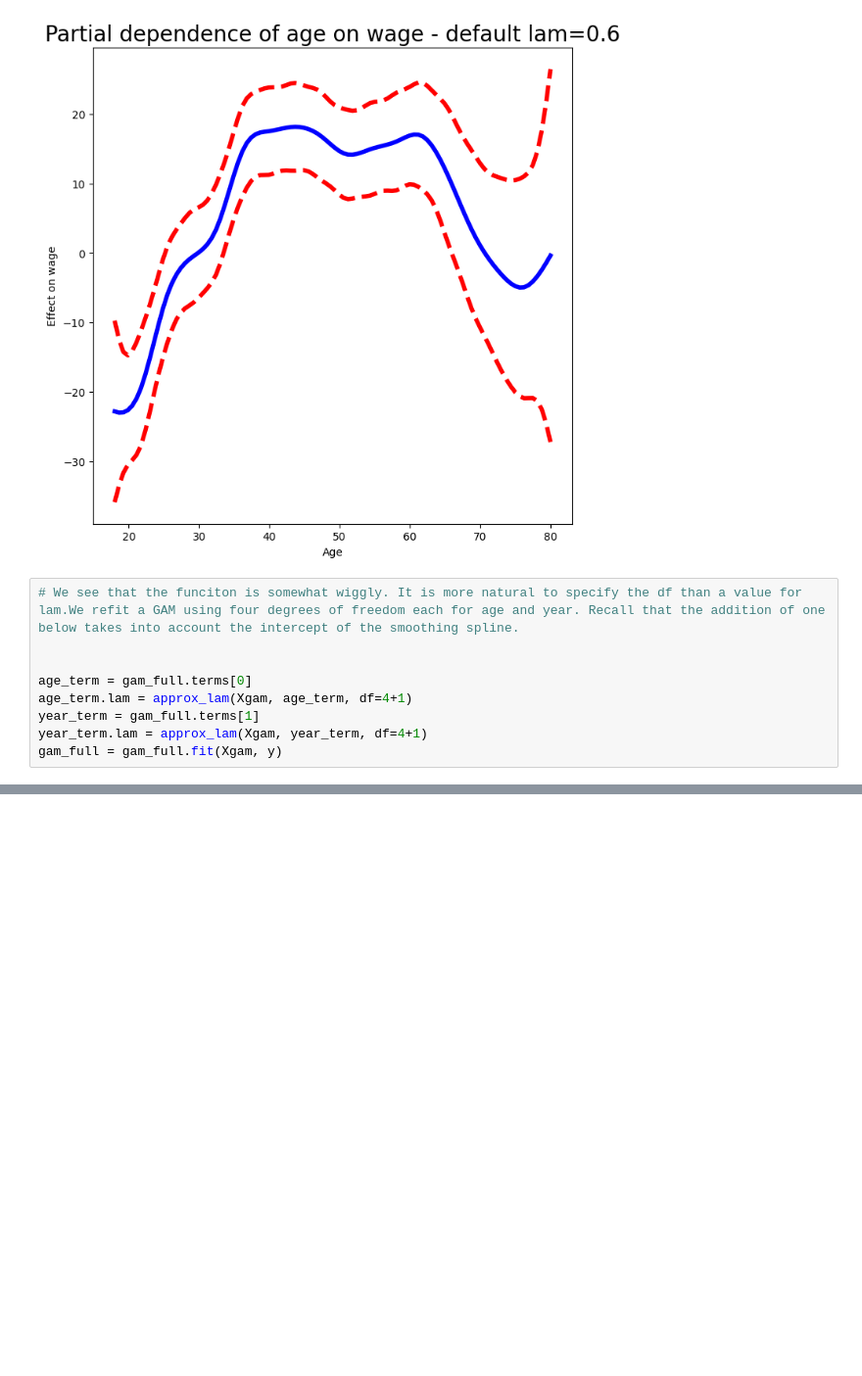
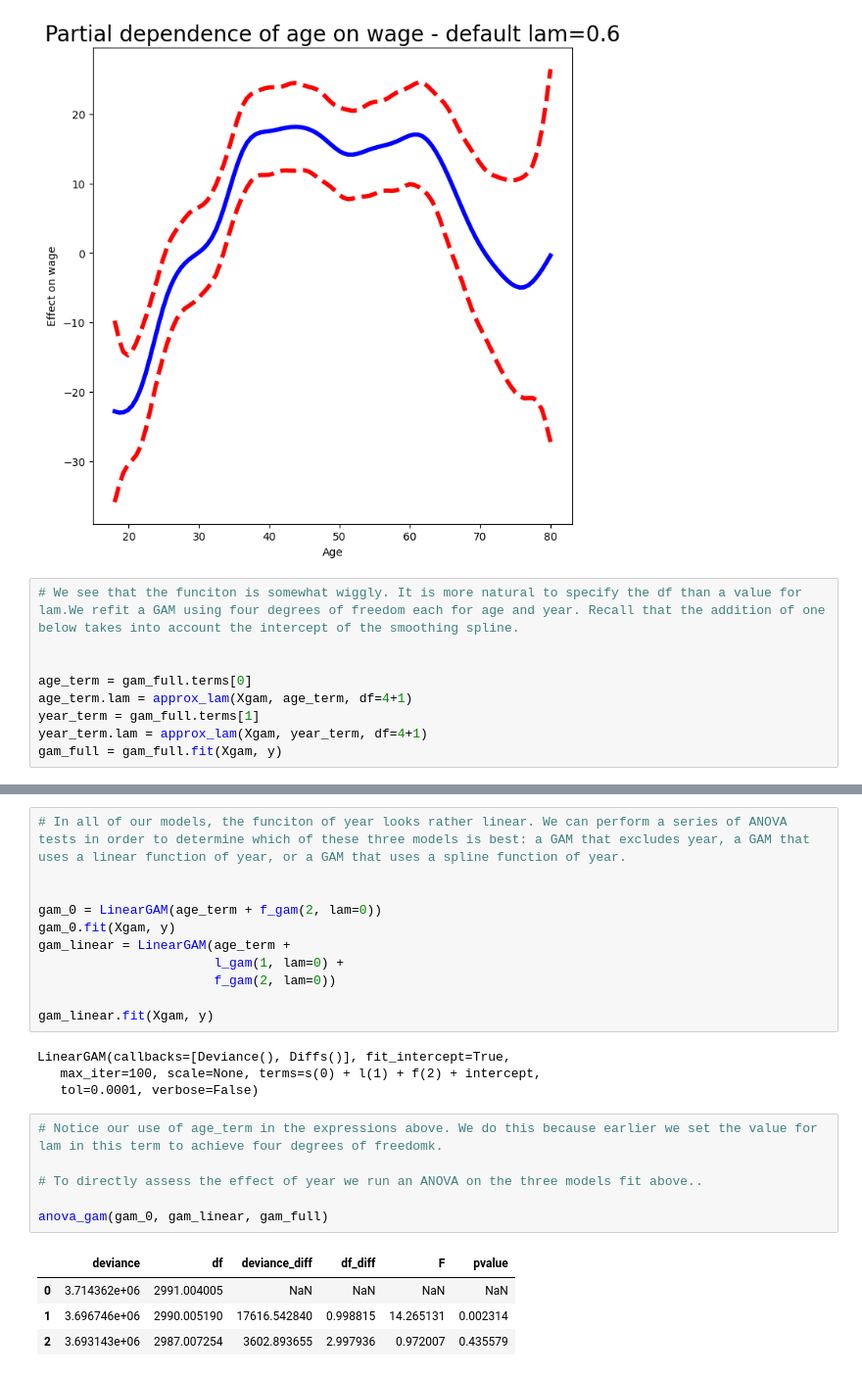
Before and after one commit to ARKA1112/ISLP_self, a Jupyter notebook: 8_Non_linear.ipynb, the cells around one changed output, grey strips where cells are left out. Shown at 98% size. Saved outputs shown, nothing was run; the diff lists cells and outputs as text; blank space fills up the shorter version.

```diff
--- a/8_Non_linear.ipynb
+++ b/8_Non_linear.ipynb
@@ -425,0 +484,26 @@ gam_full = gam_full.fit(Xgam, y)
+# %%
+# In all of our models, the funciton of year looks rather linear. We can perform a series of ANOVA tests in order to determine which of these three models is best: a GAM that excludes year, a GAM that uses a linear function of year, or a GAM that uses a spline function of year.
+
+
+gam_0 = LinearGAM(age_term + f_gam(2, lam=0))
+gam_0.fit(Xgam, y)
+gam_linear = LinearGAM(age_term +
+                       l_gam(1, lam=0) +
+                       f_gam(2, lam=0))
+
+gam_linear.fit(Xgam, y)
+# %% [output]
+LinearGAM(callbacks=[Deviance(), Diffs()], fit_intercept=True,
+   max_iter=100, scale=None, terms=s(0) + l(1) + f(2) + intercept,
+   tol=0.0001, verbose=False)
+# %%
+# Notice our use of age_term in the expressions above. We do this because earlier we set the value for lam in this term to achieve four degrees of freedomk.
+
+# To directly assess the effect of year we run an ANOVA on the three models fit above..
+
+anova_gam(gam_0, gam_linear, gam_full)
+# %% [output]
+|  | deviance | df | deviance_diff | df_diff | F | pvalue |
+| 0 | 3.714362e+06 | 2991.004005 | NaN | NaN | NaN | NaN |
+| 1 | 3.696746e+06 | 2990.005190 | 17616.542840 | 0.998815 | 14.265131 | 0.002314 |
+| 2 | 3.693143e+06 | 2987.007254 | 3602.893655 | 2.997936 | 0.972007 | 0.435579 |
```
Also changed, not shown: parts of 8 cells of this notebook.
